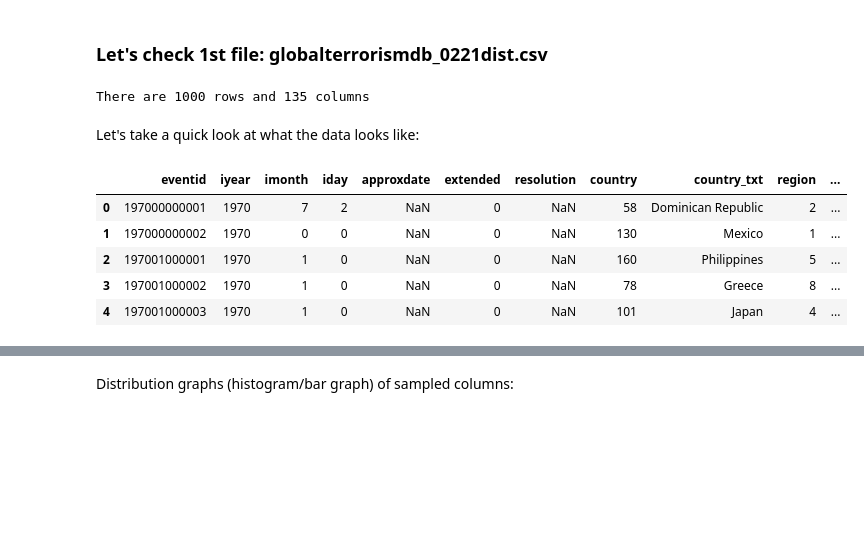
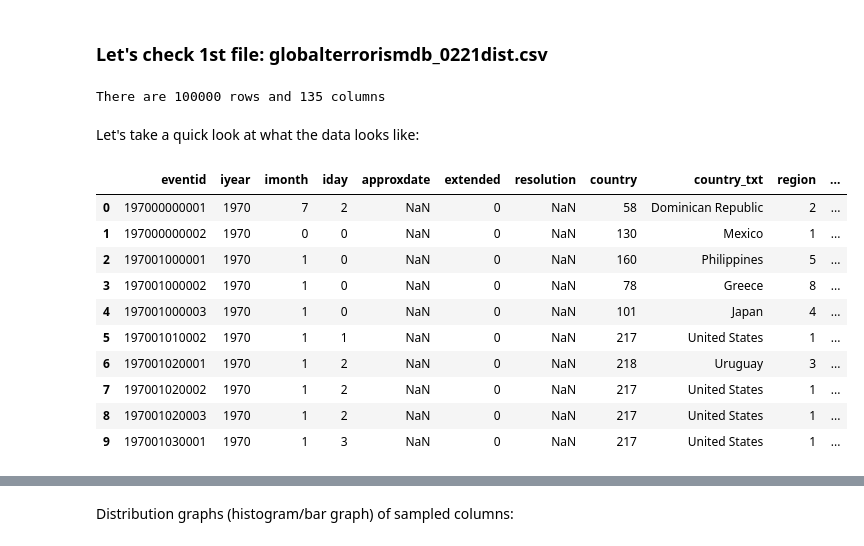
Before and after one commit to adam-petro/globalTerrorismVisualization, a Jupyter notebook: exploratory analysis and data cleaning.ipynb, the cells around one changed output, grey strips where cells are left out. Drawn from its saved outputs; the diff is of its cells as text; code cells hidden in the pictures; blank space fills up the shorter version.

```diff
--- a/exploratory analysis and data cleaning.ipynb
+++ b/exploratory analysis and data cleaning.ipynb
@@ -82,23 +82,28 @@ Now you're ready to read in the data and use the plotting functions to visualize
 # %% [markdown]
 ### Let's check 1st file: globalterrorismdb_0221dist.csv
 # %%
-nRowsRead = 1000 # specify 'None' if want to read whole file
+nRowsRead = 100000 # specify 'None' if want to read whole file
 # globalterrorismdb_0718dist.csv has 181691 rows in reality, but we are only loading/previewing the first 1000 rows
 df1 = pd.read_csv(filepath, delimiter=';', nrows = nRowsRead, on_bad_lines='skip')
 df1.dataframeName = 'globalterrorismdb_0718dist.csv'
 nRow, nCol = df1.shape
 print(f'There are {nRow} rows and {nCol} columns')
 # %% [output]
-There are 1000 rows and 135 columns
+There are 100000 rows and 135 columns
 # %% [markdown]
 Let's take a quick look at what the data looks like:
 # %%
 pd.set_option('display.max_columns', 500)
-df1.head(5)
+df1.head(10)
 # %% [output]
 |  | eventid | iyear | imonth | iday | approxdate | extended | resolution | country | country_txt | region | ... |
 | 0 | 197000000001 | 1970 | 7 | 2 | NaN | 0 | NaN | 58 | Dominican Republic | 2 | ... |
 | 1 | 197000000002 | 1970 | 0 | 0 | NaN | 0 | NaN | 130 | Mexico | 1 | ... |
 | 2 | 197001000001 | 1970 | 1 | 0 | NaN | 0 | NaN | 160 | Philippines | 5 | ... |
 | 3 | 197001000002 | 1970 | 1 | 0 | NaN | 0 | NaN | 78 | Greece | 8 | ... |
 | 4 | 197001000003 | 1970 | 1 | 0 | NaN | 0 | NaN | 101 | Japan | 4 | ... |
+| 5 | 197001010002 | 1970 | 1 | 1 | NaN | 0 | NaN | 217 | United States | 1 | ... |
+| 6 | 197001020001 | 1970 | 1 | 2 | NaN | 0 | NaN | 218 | Uruguay | 3 | ... |
+| 7 | 197001020002 | 1970 | 1 | 2 | NaN | 0 | NaN | 217 | United States | 1 | ... |
+| 8 | 197001020003 | 1970 | 1 | 2 | NaN | 0 | NaN | 217 | United States | 1 | ... |
+| 9 | 197001030001 | 1970 | 1 | 3 | NaN | 0 | NaN | 217 | United States | 1 | ... |
```
Also changed, not shown: parts of 2 cells of this notebook, 1 other file.
